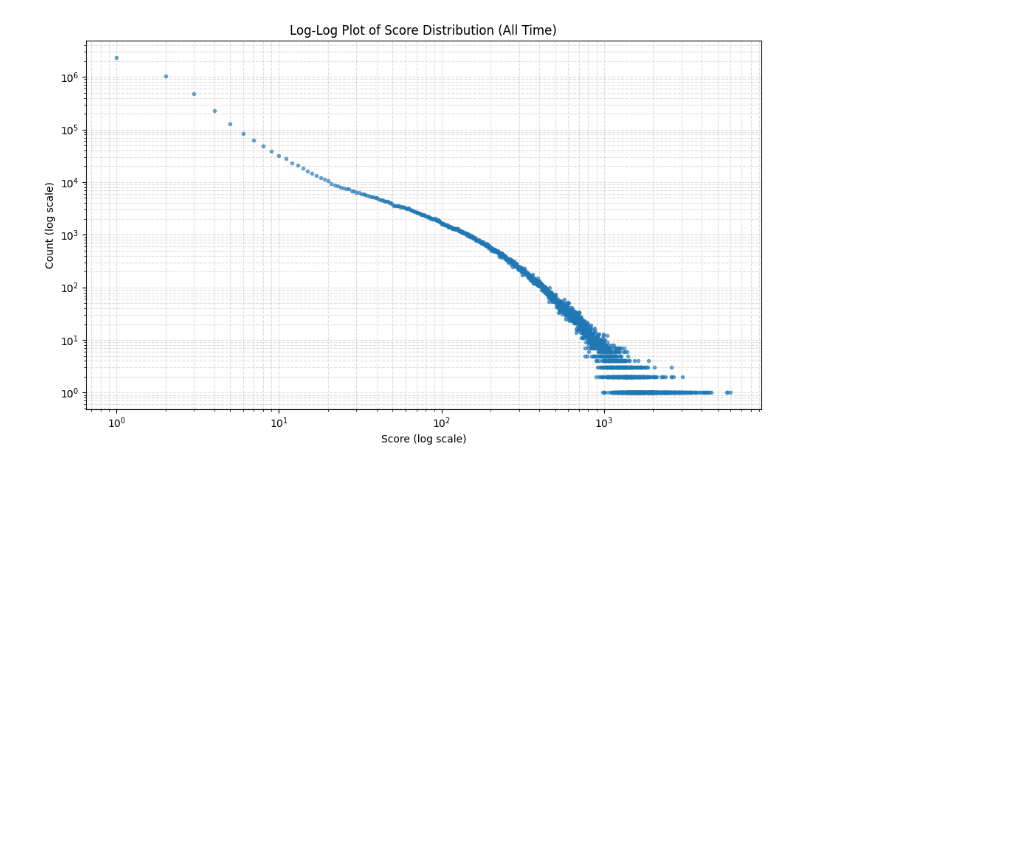
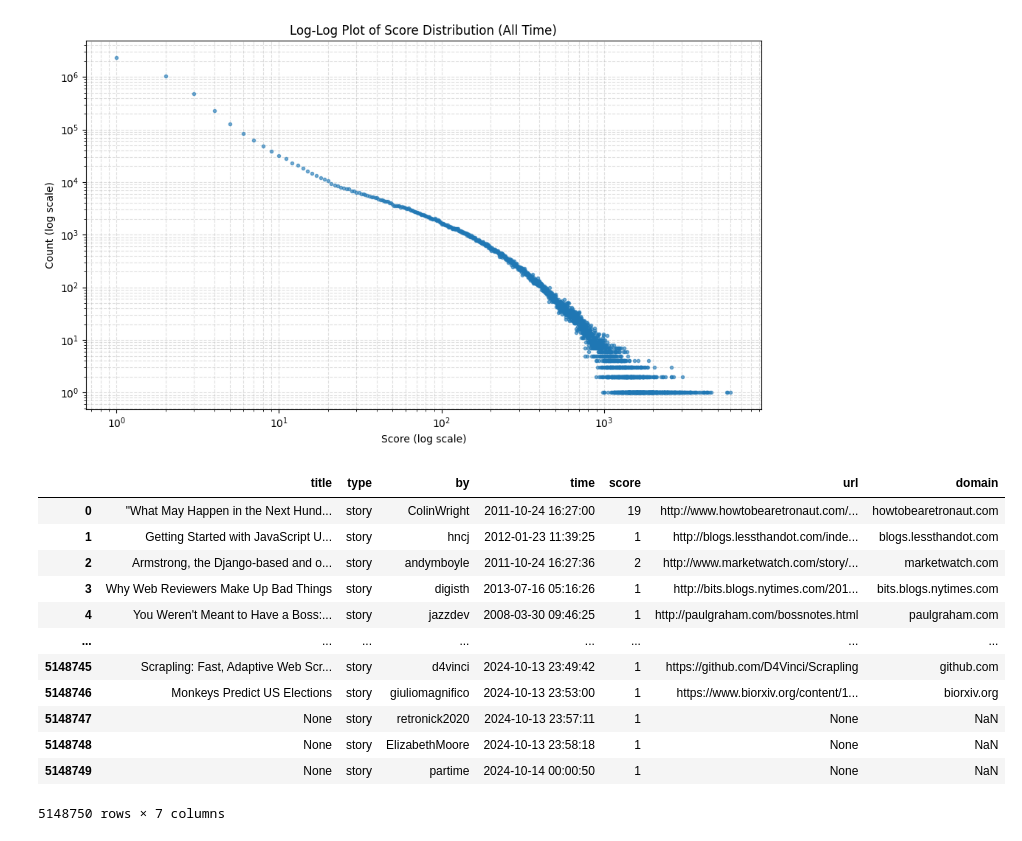
Before and after one commit to JacobJ17/mlx_week1, a Jupyter notebook: hackernews_eda.ipynb, the cells around one changed output. Drawn from its saved outputs; the diff is of its cells as text; code cells hidden in the pictures; blank space fills up the shorter version.

Commit message:
more scripts

```diff
--- a/hackernews_eda.ipynb
+++ b/hackernews_eda.ipynb
@@ -278,0 +324,25 @@ plt.show()
+# %%
+import pandas as pd
+from sqlalchemy import create_engine
+
+uri = "postgresql://sy91dhb:g5t49ao@178.156.142.230:5432/hd64m1ki"
+engine = create_engine(uri)
+
+query = """
+SELECT title, type, by, time, score, url
+FROM hacker_news.items
+WHERE type IN ('story', 'job', 'poll', 'pollopt')
+  AND by IS NOT NULL
+  AND time IS NOT NULL
+  AND score IS NOT NULL
+"""
+
+df = pd.read_sql(query, engine)
+# Downcast numeric columns
+df['score'] = pd.to_numeric(df['score'], downcast='integer')  # int32/int8
+# Convert strings to categoricals (saves ~90% memory for repeated values)
+df['type'] = df['type'].astype('category')
+df['by'] = df['by'].astype('category')
+# URL/domain handling (if useful for ML)
+df['domain'] = df['url'].str.extract(r'https?://([^/]+)').astype('category')
+# print(f"DataFrame size: {df.memory_usage(deep=True).sum() / (1024 ** 2:.2f} MB")
@@ -278,0 +351,22 @@ plt.show()
+# %%
+df['domain'] = (
+    df['url']
+    .str.extract(r'https?://(?:www\.)?([^/]+)', expand=False)  # Non-capturing group for 'www.'
+    .str.replace(r'^www\.', '', regex=True)  # Explicitly remove any remaining 'www.'
+    .astype('category')  # Convert to categorical for memory/performance
+)
+df
+# %% [output]
+|  | title | type | by | time | score | url | domain |
+| 0 | "What May Happen in the Next Hund... | story | ColinWright | 2011-10-24 16:27:00 | 19 | http://www.howtobearetronaut.com/... | howtobearetronaut.com |
+| 1 | Getting Started with JavaScript U... | story | hncj | 2012-01-23 11:39:25 | 1 | http://blogs.lessthandot.com/inde... | blogs.lessthandot.com |
+| 2 | Armstrong, the Django-based and o... | story | andymboyle | 2011-10-24 16:27:36 | 2 | http://www.marketwatch.com/story/... | marketwatch.com |
+| 3 | Why Web Reviewers Make Up Bad Things | story | digisth | 2013-07-16 05:16:26 | 1 | http://bits.blogs.nytimes.com/201... | bits.blogs.nytimes.com |
+| 4 | You Weren't Meant to Have a Boss:... | story | jazzdev | 2008-03-30 09:46:25 | 1 | http://paulgraham.com/bossnotes.html | paulgraham.com |
+| ... | ... | ... | ... | ... | ... | ... | ... |
+| 5148745 | Scrapling: Fast, Adaptive Web Scr... | story | d4vinci | 2024-10-13 23:49:42 | 1 | https://github.com/D4Vinci/Scrapling | github.com |
+| 5148746 | Monkeys Predict US Elections | story | giuliomagnifico | 2024-10-13 23:53:00 | 1 | https://www.biorxiv.org/content/1... | biorxiv.org |
+| 5148747 | None | story | retronick2020 | 2024-10-13 23:57:11 | 1 | None | NaN |
+| 5148748 | None | story | ElizabethMoore | 2024-10-13 23:58:18 | 1 | None | NaN |
+| 5148749 | None | story | partime | 2024-10-14 00:00:50 | 1 | None | NaN |
+5148750 rows × 7 columns
```
Also changed, not shown: parts of 7 cells of this notebook, 5 other files.
